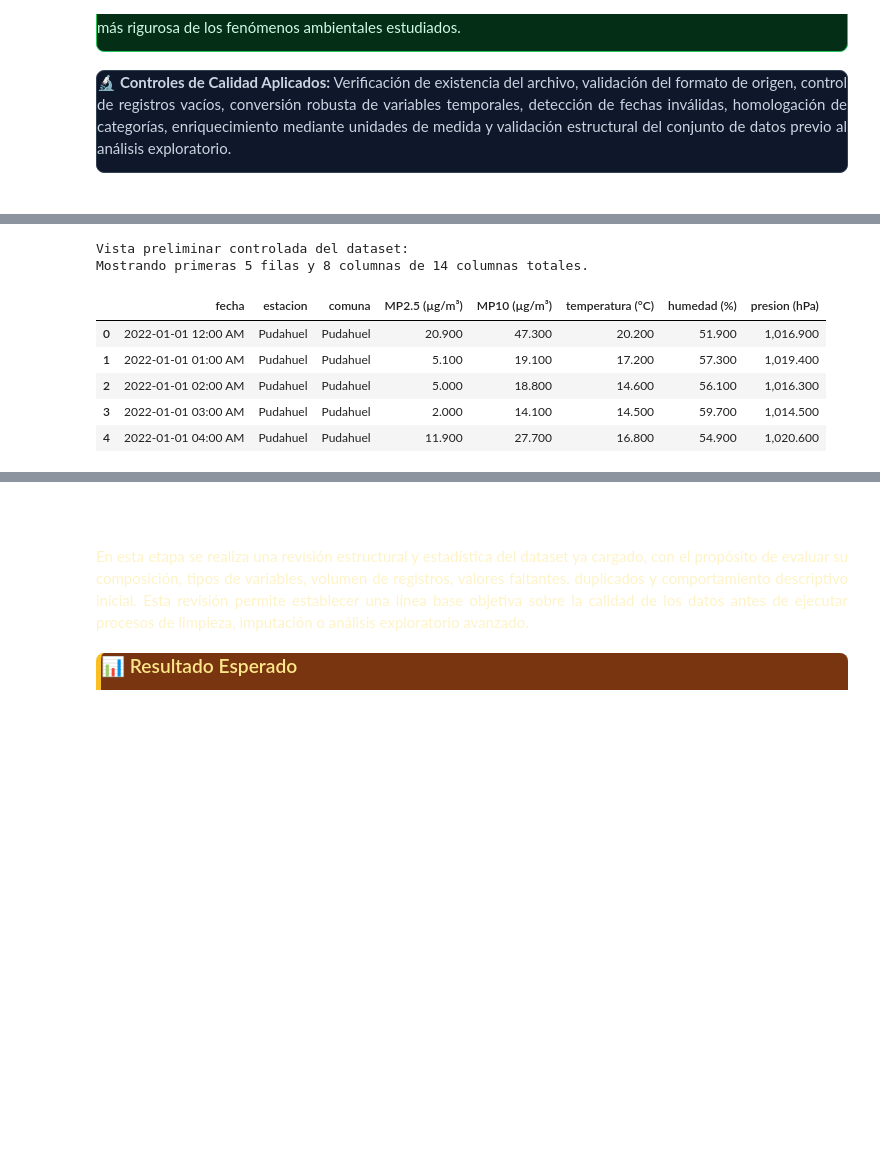
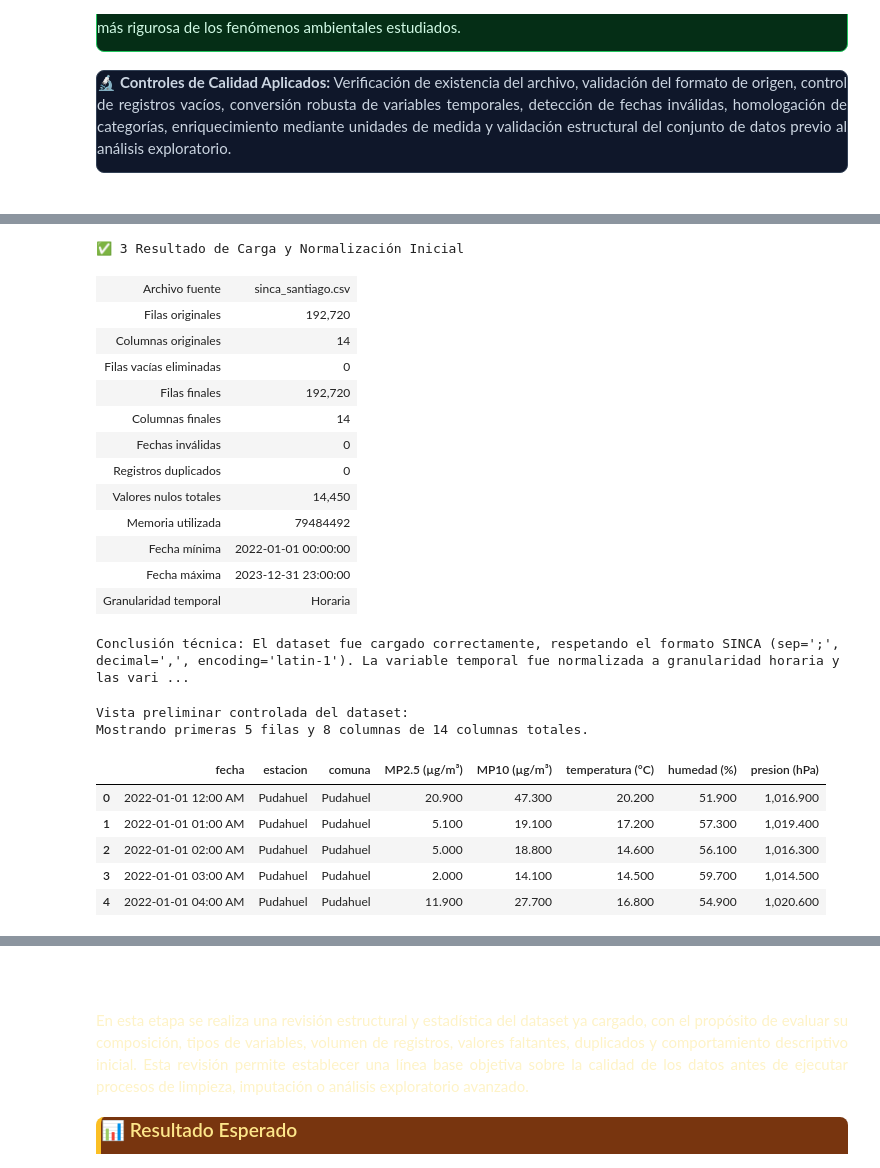
Before and after one commit to Rfcha/abp_cienciadatos, a Jupyter notebook: F3-calidad-aire-santiago/notebooks/01_exploracion.ipynb, the cells around one changed output, grey strips where cells are left out. Saved outputs shown, nothing was run; the diff lists cells and outputs as text; code cells hidden in the pictures; blank space fills up the shorter version.

Commit message:
feat(F3): actualiza notebooks, reportes HTML, mapa conceptual y documentacion

```diff
--- a/F3-calidad-aire-santiago/notebooks/01_exploracion.ipynb
+++ b/F3-calidad-aire-santiago/notebooks/01_exploracion.ipynb
@@ -796,7 +1184,7 @@ df_preview["fecha"] = pd.to_datetime(df_preview["fecha"], errors="coerce").dt.st
 # 10) Output ejecutivo, robusto y no truncable
 # -----------------------------------------------------------------------------
 
-from IPython.display import display, Markdown
+from IPython.display import display, HTML, Markdown
 
 resumen_html = f"""
 <div style="
@@ -812,7 +1200,7 @@ resumen_html = f"""
 ">
 
 <h3 style="margin-top:0;color:#ffffff;">
-✅ Resultado de Carga y Normalización Inicial
+✅ 3 Resultado de Carga y Normalización Inicial
 </h3>
 
 <table style="
@@ -821,19 +1209,19 @@ resumen_html = f"""
     font-size:14px;
     color:#ecfdf5;
 ">
-<tr><td><strong>Archivo fuente</strong></td><td>{ruta.name}</td></tr>
-<tr><td><strong>Filas originales</strong></td><td>{filas_originales:,}</td></tr>
-<tr><td><strong>Columnas originales</strong></td><td>{columnas_originales:,}</td></tr>
-<tr><td><strong>Filas vacías eliminadas</strong></td><td>{filas_vacias:,}</td></tr>
-<tr><td><strong>Filas finales</strong></td><td>{df.shape[0]:,}</td></tr>
-<tr><td><strong>Columnas finales</strong></td><td>{df.shape[1]:,}</td></tr>
-<tr><td><strong>Fechas inválidas</strong></td><td>{fechas_invalidas:,}</td></tr>
-<tr><td><strong>Registros duplicados</strong></td><td>{duplicados:,}</td></tr>
-<tr><td><strong>Valores nulos totales</strong></td><td>{nulos_totales:,}</td></tr>
-<tr><td><strong>Memoria utilizada</strong></td><td>{df.memory_usage(deep=True).sum() / 1024**2:.2f} MB</td></tr>
-<tr><td><strong>Fecha mínima</strong></td><td>{fecha_min}</td></tr>
-<tr><td><strong>Fecha máxima</strong></td><td>{fecha_max}</td></tr>
-<tr><td><strong>Granularidad temporal</strong></td><td>Horaria</td></tr>
+  <tr><td style="text-align: left !important;"><strong>Archivo fuente</strong></td><td style="text-align: left !important;">{ruta.name}</td></tr>
+  <tr><td style="text-align: left !important;"><strong>Filas originales</strong></td><td style="text-align: left !important;">{filas_originales:,}</td></tr>
+  <tr><td style="text-align: left !important;"><strong>Columnas originales</strong></td><td style="text-align: left !important;">{columnas_originales:,}</td></tr>
+  <tr><td style="text-align: left !important;"><strong>Filas vacías eliminadas</strong></td><td style="text-align: left !important;">{filas_vacias:,}</td></tr>
+  <tr><td style="text-align: left !important;"><strong>Filas finales</strong></td><td style="text-align: left !important;">{df.shape[0]:,}</td></tr>
+  <tr><td style="text-align: left !important;"><strong>Columnas finales</strong></td><td style="text-align: left !important;">{df.shape[1]:,}</td></tr>
+  <tr><td style="text-align: left !important;"><strong>Fechas inválidas</strong></td><td style="text-align: left !important;">{fechas_invalidas:,}</td></tr>
+  <tr><td style="text-align: left !important;"><strong>Registros duplicados</strong></td><td style="text-align: left !important;">{duplicados:,}</td></tr>
+  <tr><td style="text-align: left !important;"><strong>Valores nulos totales</strong></td><td style="text-align: left !important;">{nulos_totales:,}</td></tr>
+  <tr><td style="text-align: left !important;"><strong>Memoria utilizada</strong></td><td style="text-align: left !important;">{df.memory_usage(deep=True).sum()}</td></tr>
+  <tr><td style="text-align: left !important;"><strong>Fecha mínima</strong></td><td style="text-align: left !important;">{fecha_min}</td></tr>
+  <tr><td style="text-align: left !important;"><strong>Fecha máxima</strong></td><td style="text-align: left !important;">{fecha_max}</td></tr>
+  <tr><td style="text-align: left !important;"><strong>Granularidad temporal</strong></td><td style="text-align: left !important;">Horaria</td></tr>
 </table>
 
 <p style="
@@ -851,7 +1239,7 @@ con unidades físicas y clasificación analítica.
 </div>
 """
 
-display(Markdown(resumen_html))
+display(HTML(resumen_html))
 
 # Vista controlada del dataset: evita truncamiento excesivo
 columnas_preview = list(df_preview.columns[:8])
@@ -915,8 +1252,23 @@ con unidades físicas y clasificación analítica.
-Vista preliminar controlada del dataset:
-Mostrando primeras 5 filas y 8 columnas de 14 columnas totales.
+✅ 3 Resultado de Carga y Normalización Inicial
-|  | fecha | estacion | comuna | MP2.5 (µg/m³) | MP10 (µg/m³) | temperatura (°C) | humedad (%) | presion (hPa) |
-| 0 | 2022-01-01 12:00 AM | Pudahuel | Pudahuel | 20.900 | 47.300 | 20.200 | 51.900 | 1,016.900 |
-| 1 | 2022-01-01 01:00 AM | Pudahuel | Pudahuel | 5.100 | 19.100 | 17.200 | 57.300 | 1,019.400 |
-| 2 | 2022-01-01 02:00 AM | Pudahuel | Pudahuel | 5.000 | 18.800 | 14.600 | 56.100 | 1,016.300 |
-| 3 | 2022-01-01 03:00 AM | Pudahuel | Pudahuel | 2.000 | 14.100 | 14.500 | 59.700 | 1,014.500 |
-| 4 | 2022-01-01 04:00 AM | Pudahuel | Pudahuel | 11.900 | 27.700 | 16.800 | 54.900 | 1,020.600 |
+| Archivo fuente | sinca_santiago.csv |
+| Filas originales | 192,720 |
+| Columnas originales | 14 |
+| Filas vacías eliminadas | 0 |
+| Filas finales | 192,720 |
+| Columnas finales | 14 |
+| Fechas inválidas | 0 |
+| Registros duplicados | 0 |
+| Valores nulos totales | 14,450 |
+| Memoria utilizada | 79484492 |
+| Fecha mínima | 2022-01-01 00:00:00 |
+| Fecha máxima | 2023-12-31 23:00:00 |
+| Granularidad temporal | Horaria |
+Conclusión técnica: El dataset fue cargado correctamente, respetando el formato SINCA (sep=';', decimal=',', encoding='latin-1'). La variable temporal fue normalizada a granularidad horaria y las vari ...
+Vista preliminar controlada del dataset:
+Mostrando primeras 5 filas y 8 columnas de 14 columnas totales.
+|  | fecha | estacion | comuna | MP2.5 (µg/m³) | MP10 (µg/m³) | temperatura (°C) | humedad (%) | presion (hPa) |
+| 0 | 2022-01-01 12:00 AM | Pudahuel | Pudahuel | 20.900 | 47.300 | 20.200 | 51.900 | 1,016.900 |
+| 1 | 2022-01-01 01:00 AM | Pudahuel | Pudahuel | 5.100 | 19.100 | 17.200 | 57.300 | 1,019.400 |
+| 2 | 2022-01-01 02:00 AM | Pudahuel | Pudahuel | 5.000 | 18.800 | 14.600 | 56.100 | 1,016.300 |
+| 3 | 2022-01-01 03:00 AM | Pudahuel | Pudahuel | 2.000 | 14.100 | 14.500 | 59.700 | 1,014.500 |
+| 4 | 2022-01-01 04:00 AM | Pudahuel | Pudahuel | 11.900 | 27.700 | 16.800 | 54.900 | 1,020.600 |
```
Also changed, not shown: parts of 29 cells of this notebook, 8 other files.
